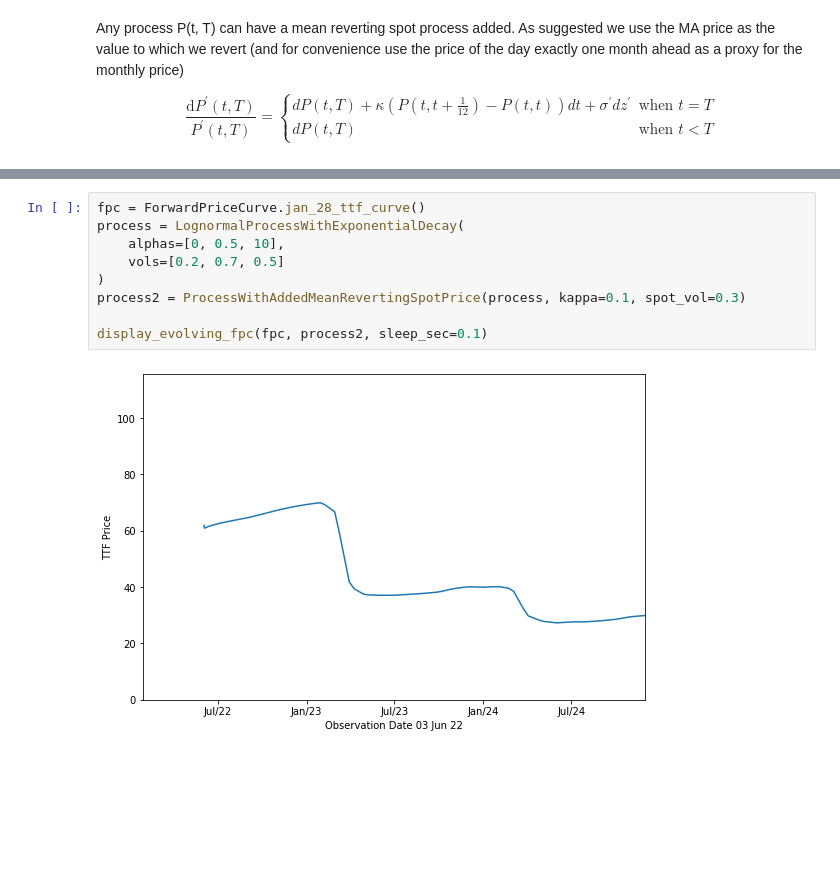
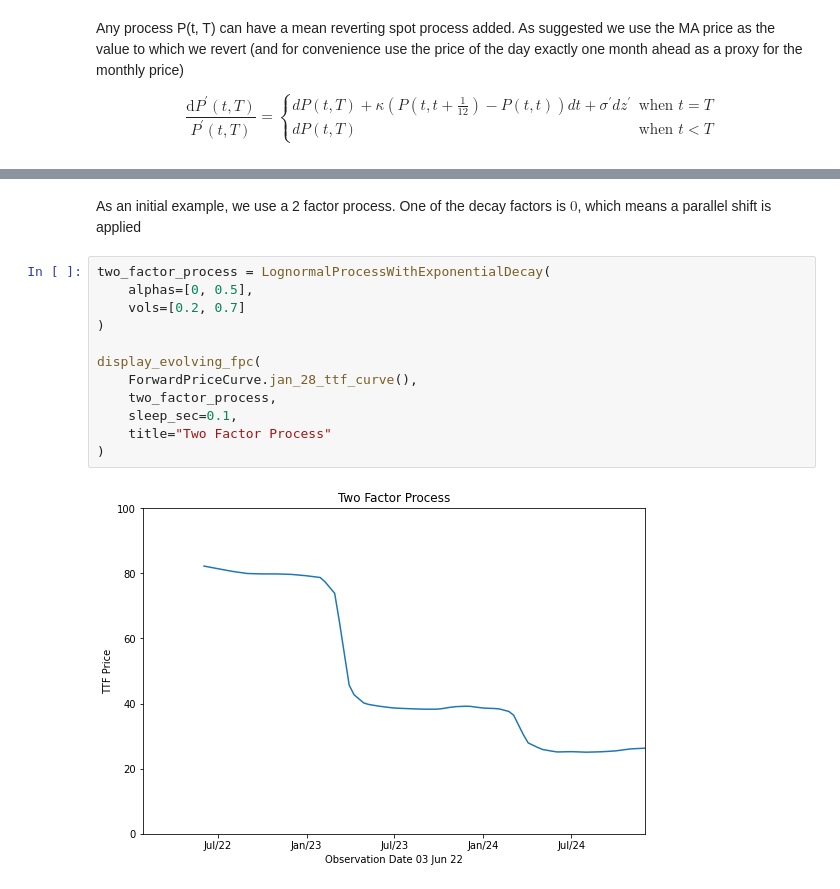
Before and after one commit to cage433/price-process-examples, a Jupyter notebook: analysis.ipynb, the cells around one changed output, grey strips where cells are left out. Saved outputs shown, nothing was run; the diff lists cells and outputs as text; blank space fills up the shorter version.

```diff
--- a/analysis.ipynb
+++ b/analysis.ipynb
@@ -82,14 +82,19 @@ class ProcessWithAddedMeanRevertingSpotPrice(PriceProcess):
             next_observation_date,
             [evolved_spot_price, day_after_price] + later_prices
         )
+# %% [markdown]
+As an initial example, we use a 2 factor process. One of the decay factors is $0$, which means a parallel shift is applied
 # %%
-fpc = ForwardPriceCurve.jan_28_ttf_curve()
-process = LognormalProcessWithExponentialDecay(
-    alphas=[0, 0.5, 10],
-    vols=[0.2, 0.7, 0.5]
+two_factor_process = LognormalProcessWithExponentialDecay(
+    alphas=[0, 0.5],
+    vols=[0.2, 0.7]
 )
-process2 = ProcessWithAddedMeanRevertingSpotPrice(process, kappa=0.1, spot_vol=0.3)
 
-display_evolving_fpc(fpc, process2, sleep_sec=0.1)
+display_evolving_fpc(
+    ForwardPriceCurve.jan_28_ttf_curve(),
+    two_factor_process,
+    sleep_sec=0.1,
+    title="Two Factor Process"
+)
 # %% [output]
-[figure, old version]
+[figure, new version]
```
Also changed, not shown: parts of 3 cells of this notebook, 2 other files.
